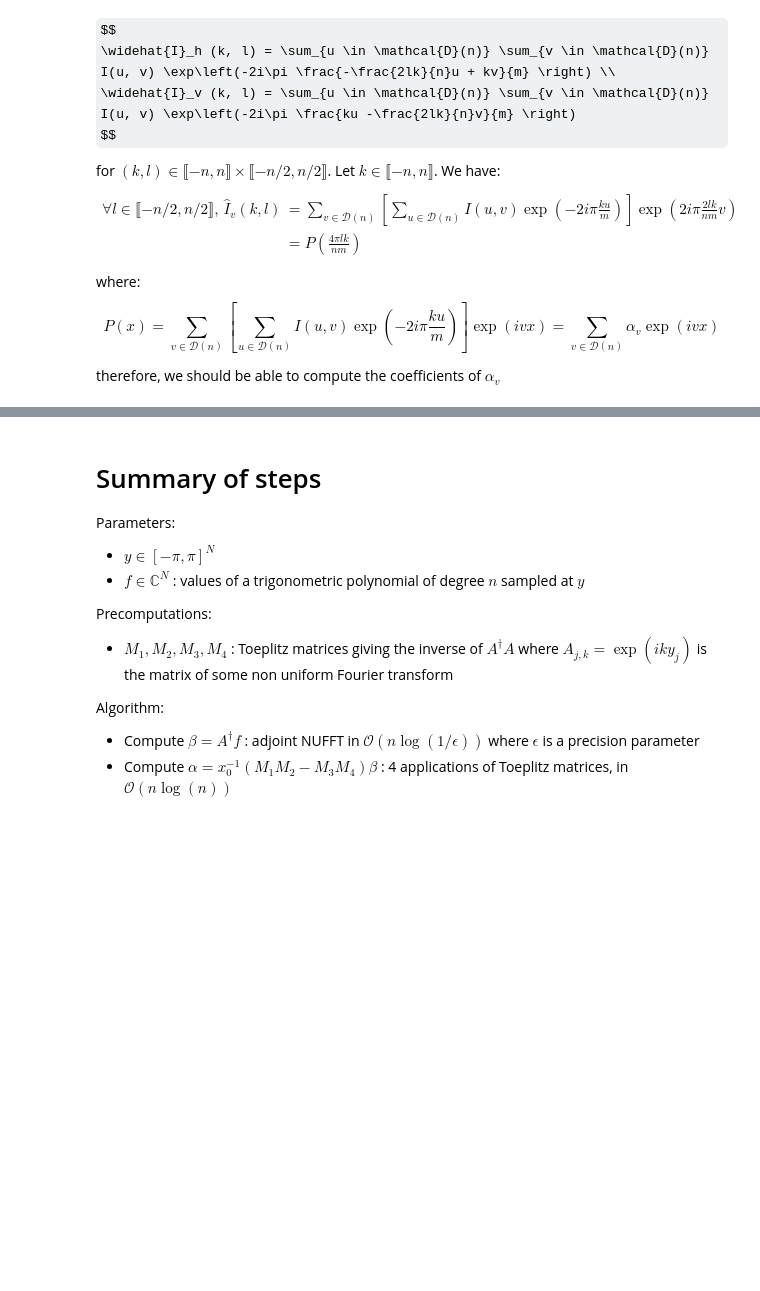
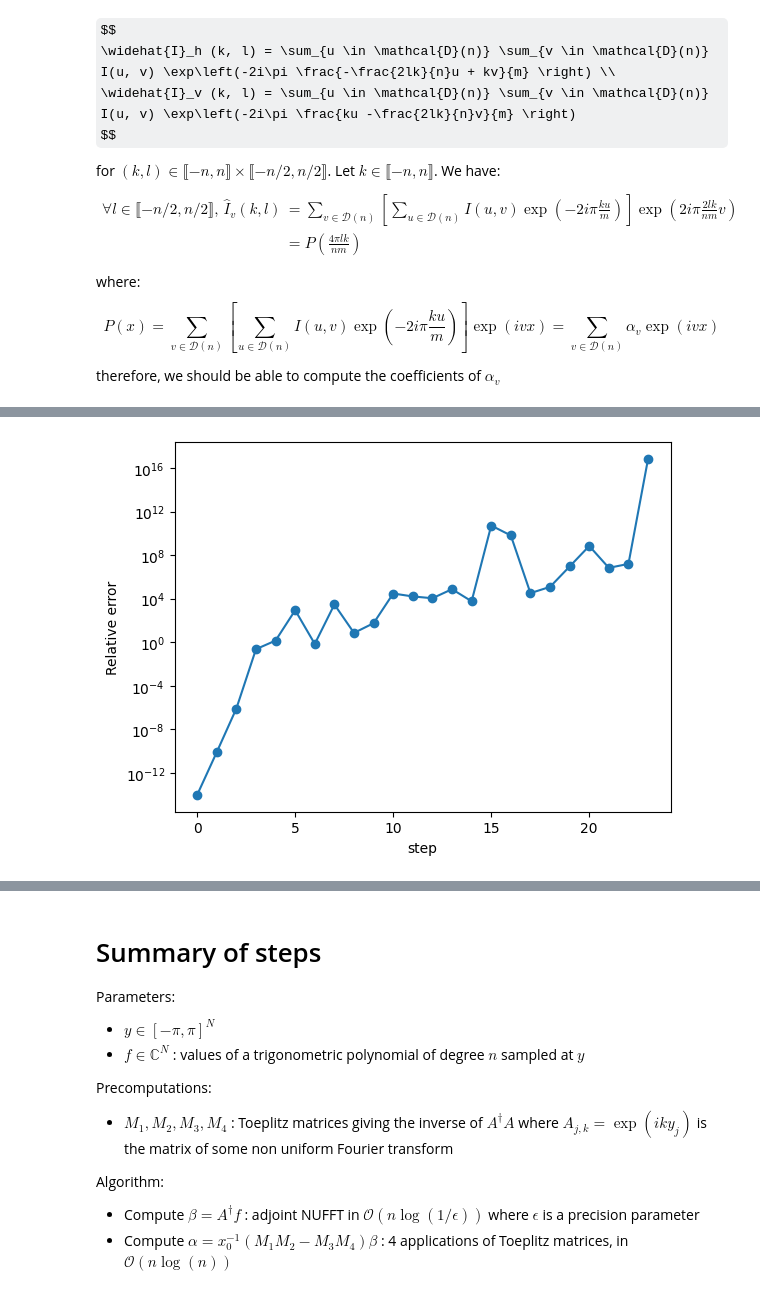
Before and after one commit to Loris0/ppfft, a Jupyter notebook: fast_resampling.ipynb, the cells around one changed output, grey strips where cells are left out. Saved outputs shown, nothing was run; the diff lists cells and outputs as text; code cells hidden in the pictures; some formulas as TeX source; blank space fills up the shorter version.

```diff
--- a/fast_resampling.ipynb
+++ b/fast_resampling.ipynb
@@ -241,0 +242,24 @@ plt.yscale("log")
+# %%
+n = 50
+m = 2 * n + 1
+im = np.random.rand(n, n)
+hori, vert = ppfft(im)
+
+errs = []
+
+for k in range(-(n//2) + 1, 0):
+    true_alpha = np.einsum(
+        "uv,v->u", im, np.exp(-2j * np.pi * 2 * k * np.arange(-(n//2), n//2) / m))
+    samples = hori[:, 2 * k + n]
+    positions = 4 * np.pi * 2 * k * np.arange(-(n//2), n//2 + 1) / (n * m)
+    alpha = compute_alpha(positions, n, samples)
+    errs.append(np.sum(np.abs(true_alpha - alpha)**2) /
+                np.sum(np.abs(true_alpha)**2))
+
+plt.scatter(np.arange(len(errs)), errs)
+plt.plot(errs)
+plt.xlabel("step")
+plt.ylabel("Relative error")
+plt.yscale("log")
+# %% [output]
+[figure, added]
```
Also changed, not shown: parts of 14 cells of this notebook, 9 other files.
